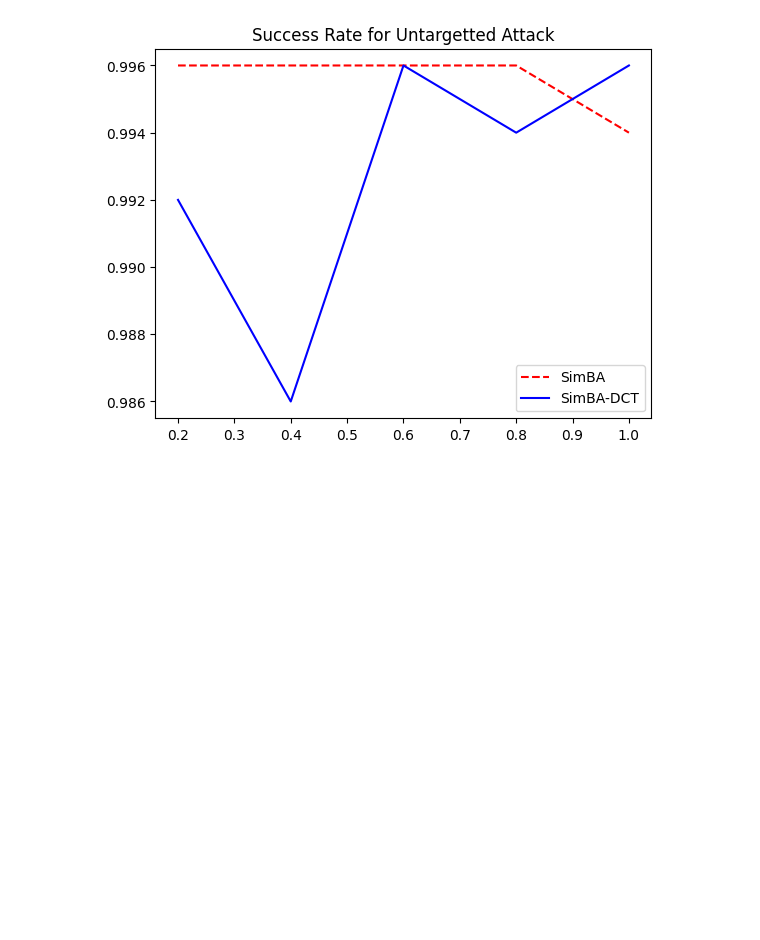
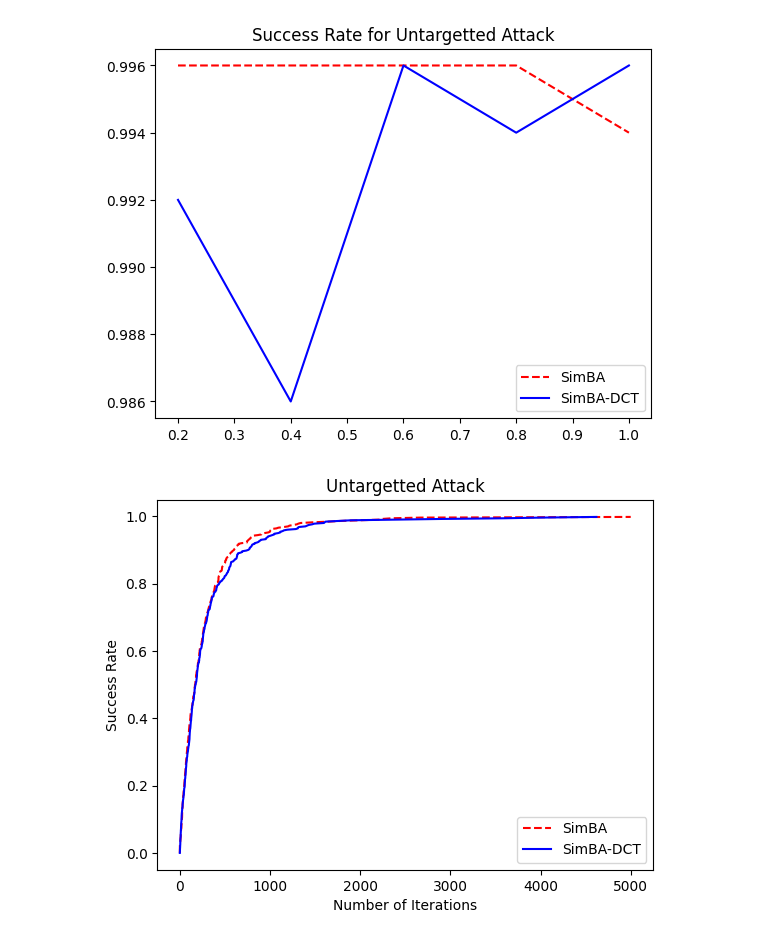
Before and after one commit to esh04/Simple-Black-box-Adversarial-Attacks, a Jupyter notebook: graphs.ipynb, the cells around one changed output. Drawn from its saved outputs; the diff is of its cells as text; code cells hidden in the pictures; blank space fills up the shorter version.

Commit message:
sr graph

```diff
--- a/graphs.ipynb
+++ b/graphs.ipynb
@@ -410,3 +410,27 @@ plt.title('Success Rate for Untargetted Attack')
 # %% [output]
 Text(0.5, 1.0, 'Success Rate for Untargetted Attack')
 [figure]
+# %%
+import numpy as np
+import matplotlib.pyplot as plt
+
+data = iter2
+data_dct = iter_dct2
+
+sorted_data = np.sort(data)
+yvals = np.arange(len(sorted_data))/float(len(sorted_data))
+
+sorted_data_dct = np.sort(data_dct)
+yvals_dct = np.arange(len(sorted_data_dct))/float(len(sorted_data_dct))
+
+plt.plot(sorted_data, yvals, color='r', linestyle='--', label='SimBA')
+plt.plot(sorted_data_dct, yvals_dct, color='b', linestyle='-', label='SimBA-DCT')
+
+plt.xlabel('Number of Iterations')
+plt.ylabel('Success Rate')
+plt.title('Untargetted Attack')
+plt.legend()
+
+plt.show()
+# %% [output]
+[figure, added]
```
Also changed, not shown: parts of 1 cell of this notebook.
